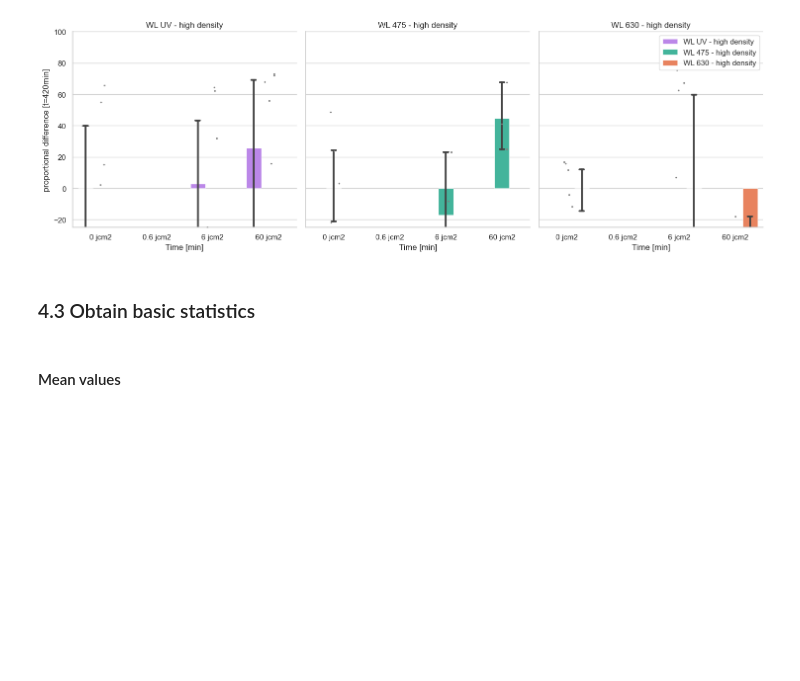
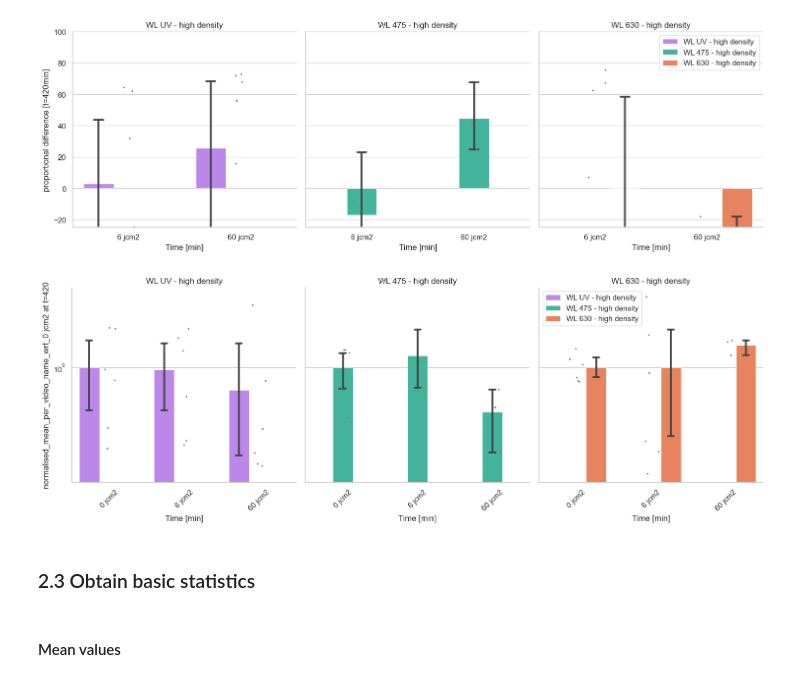
Before and after one commit to HenriquesLab/PhotoFiTT, a Jupyter notebook: notebooks/Analyse_cellactivity.ipynb, the cells around one changed output. Cells and saved outputs as stored; diff of their text form; code cells hidden in the pictures; blank space fills up the shorter version.

```diff
--- a/notebooks/Analyse_cellactivity.ipynb
+++ b/notebooks/Analyse_cellactivity.ipynb
@@ -177,42 +168,82 @@ activity_diff = estimate_proportional_deviations(activity,
 palette_colours = ['#BC77F8', '#30C7A6', '#FF7848'] # colors for the wavelengths
 wl_order = ['WL UV - high density', 'WL 475 - high density', 'WL 630 - high density'] # Column order in the plot, corresponding to the wavelengths
 wl_column = "Subcategory-01" # Name of the category to consider when plotting the columns.
-hue_order = ['0 jcm2', '0.6 jcm2', '6 jcm2', '60 jcm2'] # Order in which the conditions will be displayed.
+hue_order = ['6 jcm2', '60 jcm2'] # Order in which the conditions will be displayed.
 y_lim = [-25, 100] # Choose the y-axis limits in the plot
 format_extension = "pdf" # Choose between "pdf" and "png"
 
-# PLOT
+# ------------------------
+# PLOT: Proportional differences
+# ------------------------
 g = sns.catplot(
     activity_diff, kind="bar",
     x=reference_variable,
     y=f"proportional_difference_per_{unique_id_var}",
     col=wl_column,
     hue=wl_column,
     order=hue_order,
     col_order=wl_order,
     palette=palette_colours,
     errorbar=("ci", 95),  capsize=.08, linewidth=0.5,
     hue_order=wl_order, legend=False
 )
 g.map_dataframe(sns.stripplot,
             x=reference_variable,
             y=f"proportional_difference_per_{unique_id_var}",
             order=hue_order,
             jitter=True,
             dodge=False,
             marker='.',
             color="gray",
             alpha=1)
 plt.tight_layout()
 g.fig.get_axes()[-1].legend(loc='upper right')
 g.set(xlabel="Time [min]", ylabel=f"proportional difference [t={t}min]", ylim=y_lim)
 g.set_titles("{col_name}")
 g.savefig(os.path.join(path2results, "plots", f"barplots_{variable}_differences_t{t}.{format_extension}"), format=format_extension, transparent=True)
 plt.show()
+
+# ------------------------
+# PLOT: Average activity
+# ------------------------
+hue_order = ['0 jcm2', '6 jcm2', '60 jcm2'] # Order in which the conditions will be displayed.
+g = sns.catplot(
+    activity_diff, kind="bar",
+    x=reference_variable, y=f"normalised_mean_per_video_name_wrt_{reference_category}",
+    col=wl_column,
+    hue=wl_column,
+    #height=10, aspect=1,
+    order=hue_order,
+    col_order=wl_order,
+    palette=palette_colours,
+    errorbar=("ci", 95),  capsize=.08, linewidth=0.5,
+    hue_order=wl_order,
+    legend=False
+)
+g.map_dataframe(sns.stripplot,
+        x=reference_variable,
+        y=f"normalised_mean_per_video_name_wrt_{reference_category}",
+        #hue="Subcategory-00",
+        order=hue_order,
+        jitter=True,
+        dodge=False,
+        #palette=palette_colours,
+        marker='.',
+        color="gray",
+        alpha=1)
+plt.tight_layout()
+g.fig.get_axes()[-1].legend(loc='upper left')
+g.set_xticklabels(rotation=45)
+g.set(xlabel="Time [min]", ylabel=f"normalised_mean_per_video_name_wrt_{reference_category} at t={t}", yscale="log")
+g.set_titles("{col_name}")
+g.savefig(os.path.join(path2results, "plots", f"barplots_normalised_{variable}_t{t}.{format_extension}"), format=format_extension, transparent=True)
+
+plt.show()
 # %% [output]
-[figure, old version]
+[figure, new version]
+[figure, added]
 # %% [markdown]
-### 4.3 Obtain basic statistics
+### 2.3 Obtain basic statistics
 # %% [markdown]
 #### Mean values
 # %%
```
Also changed, not shown: parts of 9 cells of this notebook, 1 other file.
